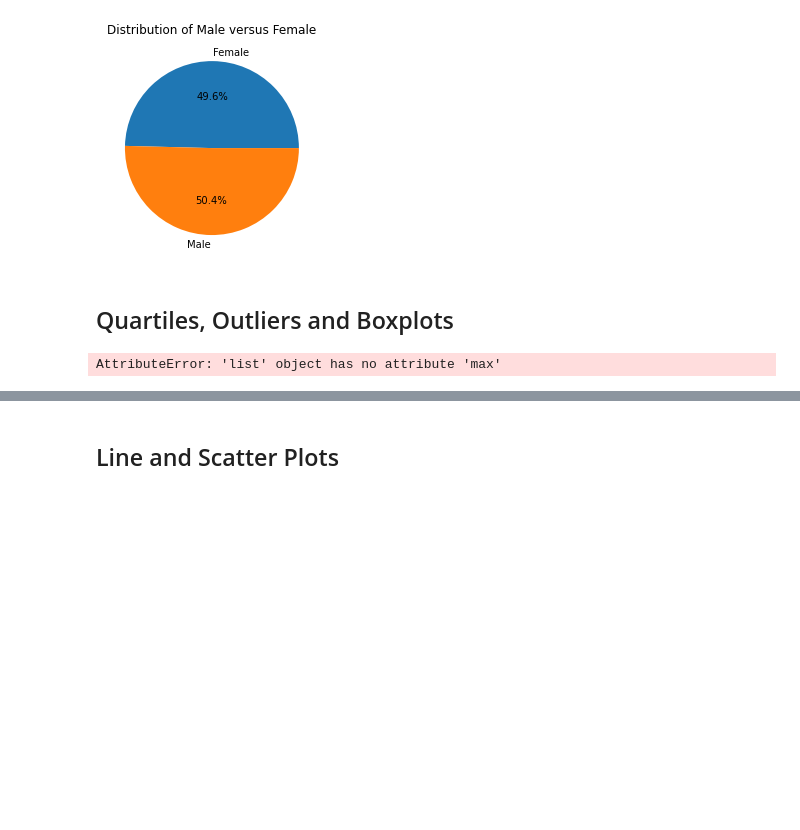
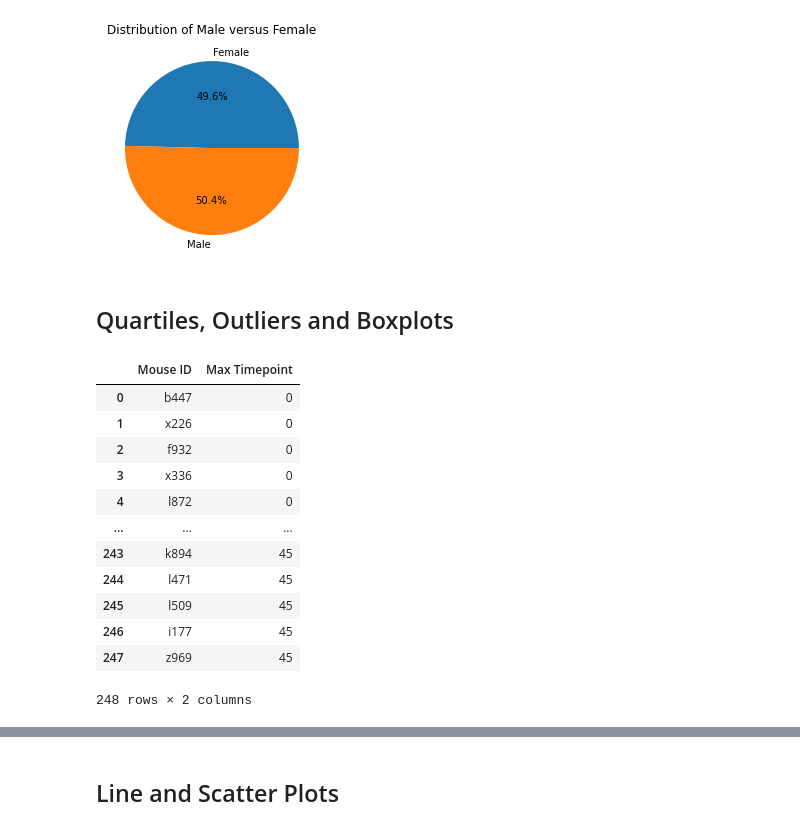
Before and after one commit to ramses93/matplotlib, a Jupyter notebook: Pymaceuticals.ipynb, the cells around one changed output, grey strips where cells are left out. Saved outputs shown, nothing was run; the diff lists cells and outputs as text; code cells hidden in the pictures; blank space fills up the shorter version.

Commit message:
Outlier Error

```diff
--- a/Pymaceuticals.ipynb
+++ b/Pymaceuticals.ipynb
@@ -191,12 +191,23 @@ Text(0.5, 1.0, 'Distribution of Male versus Female')
 # %%
 # Calculate the final tumor volume of each mouse across four of the treatment regimens:
 # Capomulin, Ramicane, Infubinol, and Ceftamin
 # Start by getting the last (greatest) timepoint for each mouse
-drug_treatment = pd.DataFrame(clean_df_data.groupby("Mouse ID"), ["Timepoint"].max().sort_values()).reset_index().rename(columns={"Timepoint":"Max Timepoint"})
+drug_treatment = pd.DataFrame(clean_df_data.groupby("Mouse ID")["Timepoint"].max().sort_values()).reset_index().rename(columns={"Timepoint":"Max Timepoint"})
 
-# Merge this group df with the original dataframe to get the tumor volume at the last timepoint
 drug_treatment
 # %% [output]
+|  | Mouse ID | Max Timepoint |
+| 0 | b447 | 0 |
+| 1 | x226 | 0 |
+| 2 | f932 | 0 |
+| 3 | x336 | 0 |
+| 4 | l872 | 0 |
+| ... | ... | ... |
+| 243 | k894 | 45 |
+| 244 | l471 | 45 |
+| 245 | l509 | 45 |
+| 246 | i177 | 45 |
+| 247 | z969 | 45 |
-AttributeError: 'list' object has no attribute 'max'
+248 rows × 2 columns
 # %%
 # Merge this group df with the original dataframe to get the tumor volume at the last timepoint
```
Also changed, not shown: parts of 3 cells of this notebook.
